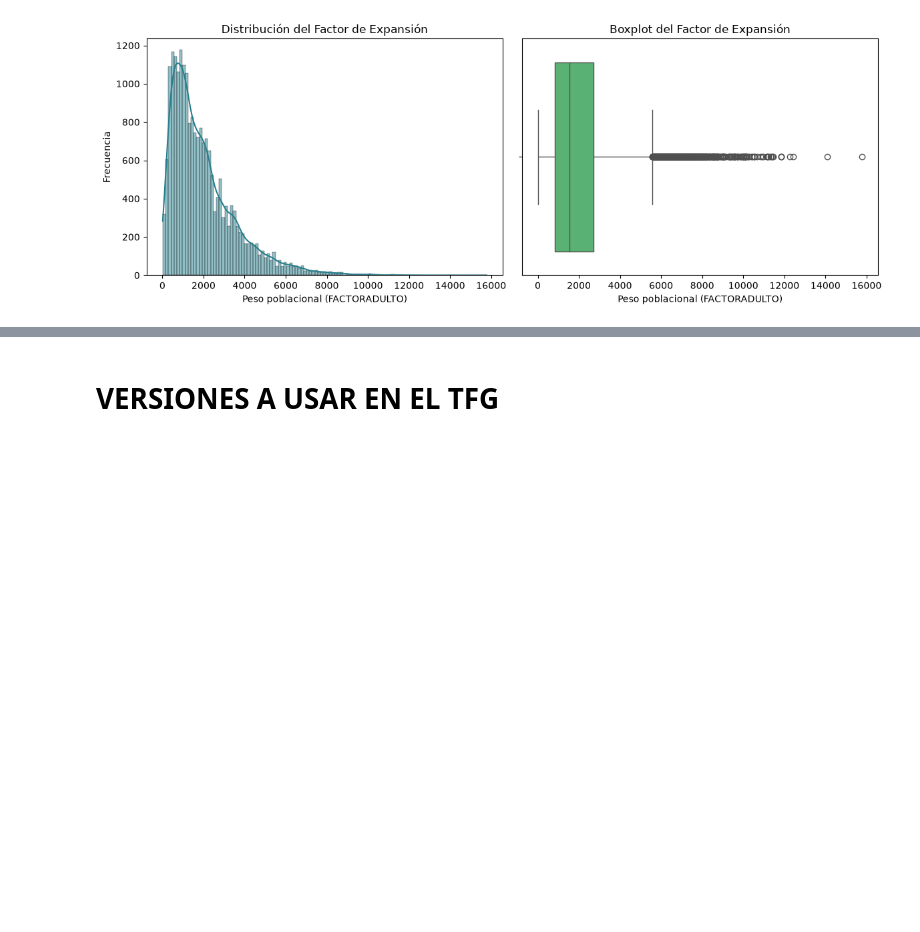
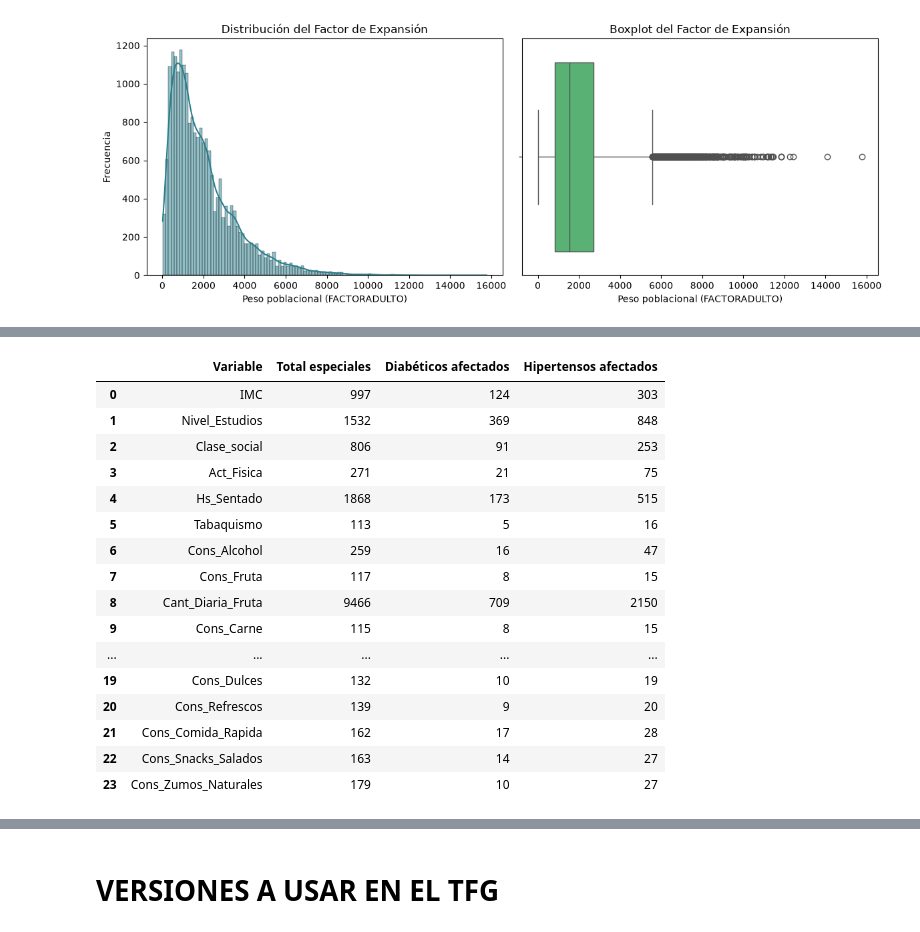
Before and after one commit to aldyvergara22-create/Hypertension-Diabetes-ML-detection, a Jupyter notebook: notebooks/01_Exploración_Datos.ipynb, the cells around one changed output, grey strips where cells are left out. Saved outputs shown, nothing was run; the diff lists cells and outputs as text; code cells hidden in the pictures; blank space fills up the shorter version.

Commit message:
Análisis de códigos especiales

```diff
--- a/notebooks/00_Exploración_Datos.ipynb
+++ b/notebooks/01_Exploración_Datos.ipynb
@@ -1086,0 +1120,70 @@ Población estimada según el factor de expansión: 41,929,276
+# %%
+# Variables a analizar
+
+variables = {
+    "IMC": 9,
+    "Nivel_Estudios": 99,
+    "Clase_social": 9,
+    "Act_Fisica": 9,
+    "Hs_Sentado": 99.0,
+    "Tabaquismo": 9,
+    "Cons_Alcohol": 99,
+    "Cons_Fruta": 9,
+    "Cant_Diaria_Fruta": 99.0,
+    "Cons_Carne": 9,
+    "Cons_Huevo": 9,
+    "Cons_Pescado": 9,
+    "Cons_Carbohidrato": 9,
+    "Cons_Cereales": 9,
+    "Cons_Verduras": 9,
+    "Cant_Diaria_Verduras": 99.0,
+    "Cons_Legumbres": 9,
+    "Cons_Embutidos": 9,
+    "Cons_Lacteos": 9,
+    "Cons_Dulces": 9,
+    "Cons_Refrescos": 9,
+    "Cons_Comida_Rapida": 9,
+    "Cons_Snacks_Salados": 9,
+    "Cons_Zumos_Naturales": 9
+}
+
+resumen = []
+
+for var in variables:
+
+    codigo = variables[var]
+
+    especiales = (df_adulto[var] == codigo) | (df_adulto[var].isna())
+
+    resumen.append({
+        "Variable": var,
+        "Total especiales": especiales.sum(),
+
+        "Diabéticos afectados":
+            ((df_adulto["Diabetes_Diag_Medico"] == 1) & especiales).sum(),
+
+        "Hipertensos afectados":
+            ((df_adulto["Hipertension_Diag_Medico"] == 1) & especiales).sum()
+    })
+
+resumen = pd.DataFrame(resumen)
+
+resumen
+# %% [output]
+|  | Variable | Total especiales | Diabéticos afectados | Hipertensos afectados |
+| 0 | IMC | 997 | 124 | 303 |
+| 1 | Nivel_Estudios | 1532 | 369 | 848 |
+| 2 | Clase_social | 806 | 91 | 253 |
+| 3 | Act_Fisica | 271 | 21 | 75 |
+| 4 | Hs_Sentado | 1868 | 173 | 515 |
+| 5 | Tabaquismo | 113 | 5 | 16 |
+| 6 | Cons_Alcohol | 259 | 16 | 47 |
+| 7 | Cons_Fruta | 117 | 8 | 15 |
+| 8 | Cant_Diaria_Fruta | 9466 | 709 | 2150 |
+| 9 | Cons_Carne | 115 | 8 | 15 |
+| ... | ... | ... | ... | ... |
+| 19 | Cons_Dulces | 132 | 10 | 19 |
+| 20 | Cons_Refrescos | 139 | 9 | 20 |
+| 21 | Cons_Comida_Rapida | 162 | 17 | 28 |
+| 22 | Cons_Snacks_Salados | 163 | 14 | 27 |
+| 23 | Cons_Zumos_Naturales | 179 | 10 | 27 |
```
Also changed, not shown: parts of 2 cells of this notebook, 3 other files.
